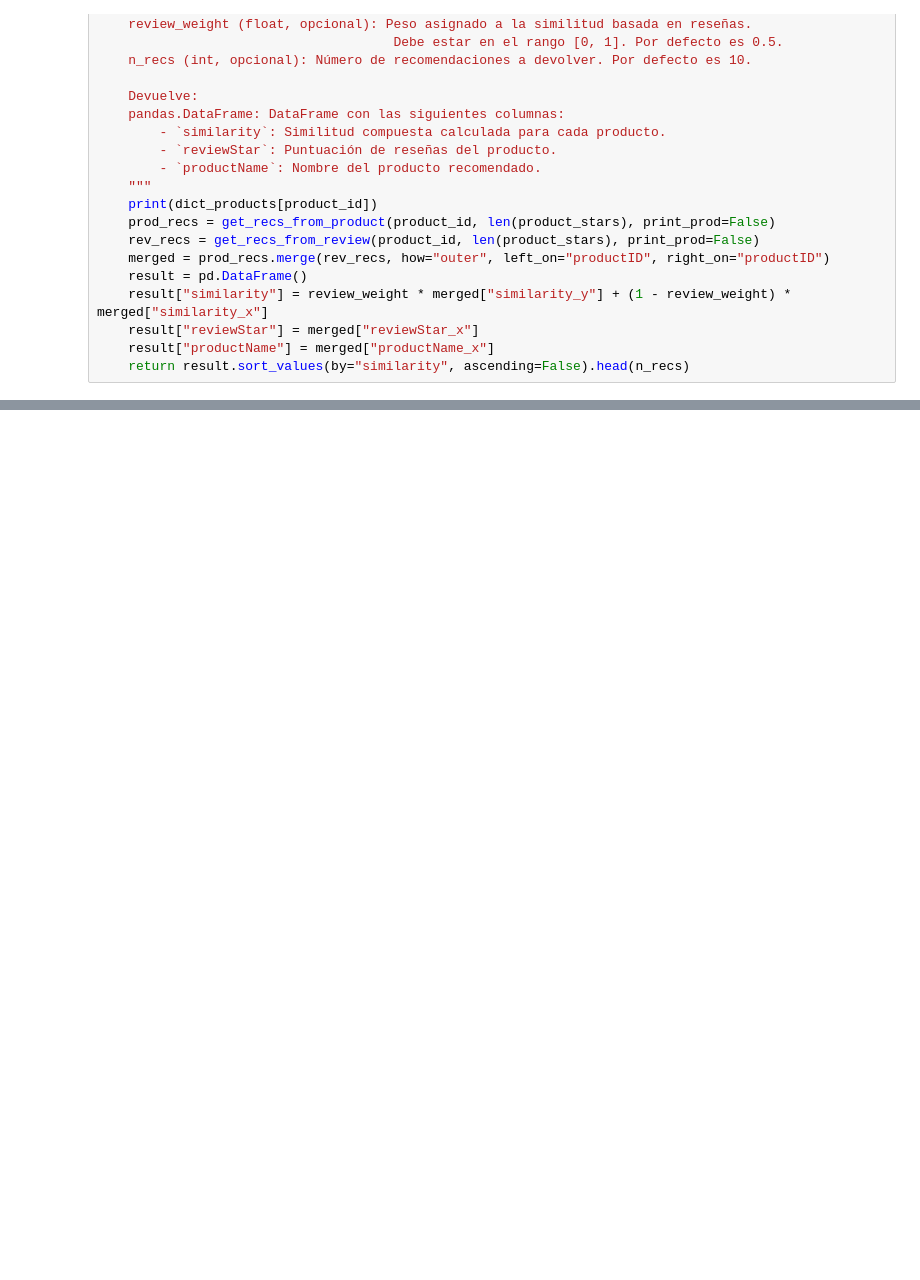
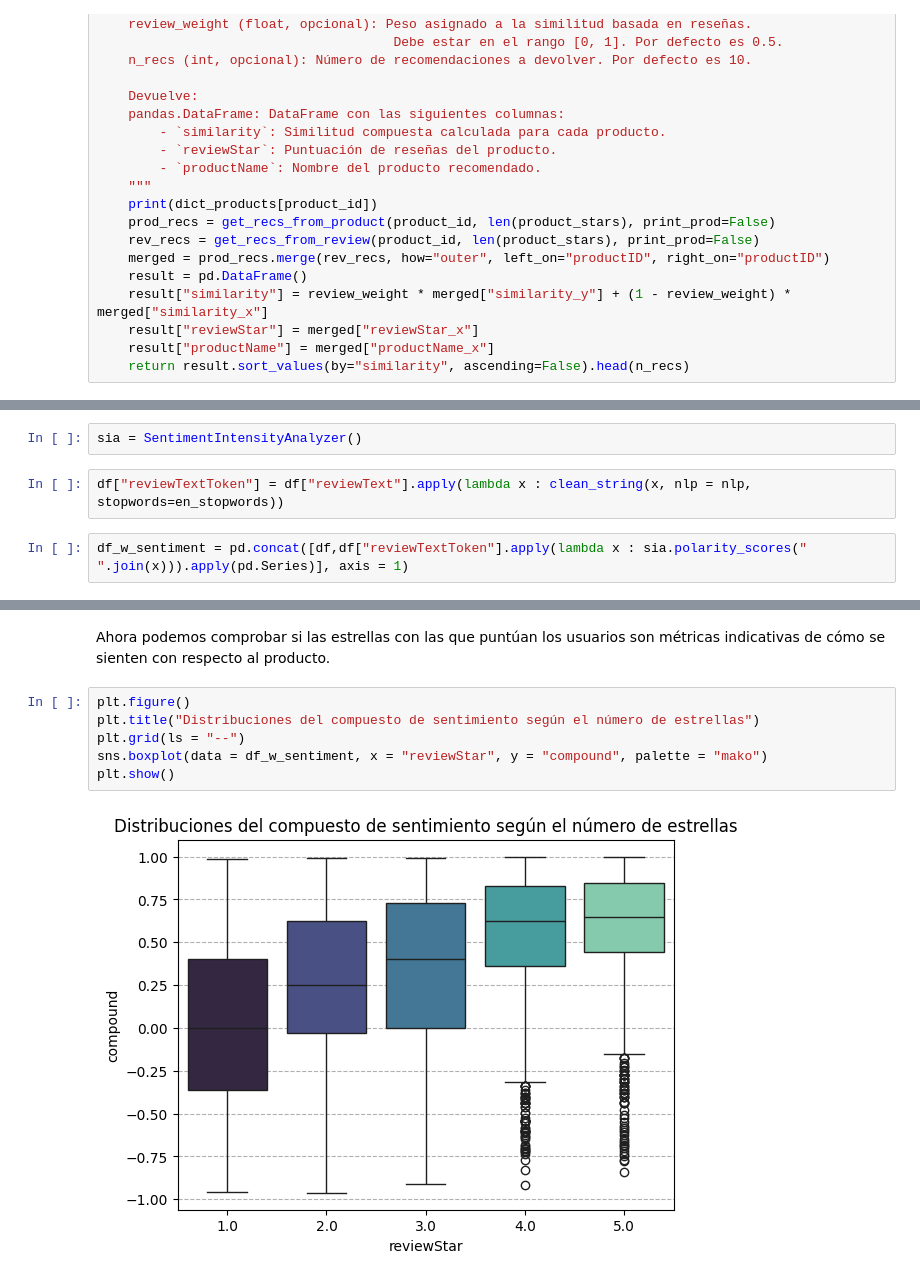
Before and after one commit to yanruwu/hackio-lab-nlp, a Jupyter notebook: modulo09-leccion06-nlp-LAB.ipynb, the cells around one changed output, grey strips where cells are left out. Drawn from its saved outputs; the diff is of its cells as text; blank space fills up the shorter version.

```diff
--- a/modulo09-leccion06-nlp-LAB.ipynb
+++ b/modulo09-leccion06-nlp-LAB.ipynb
@@ -359,0 +368,6 @@ AIMEILI Gel Nail Polish No Wipe Top and Base Coat Set, Shine Finish and Long Las
+# %%
+sia = SentimentIntensityAnalyzer()
+# %%
+df["reviewTextToken"] = df["reviewText"].apply(lambda x : clean_string(x, nlp = nlp, stopwords=en_stopwords))
+# %%
+df_w_sentiment = pd.concat([df,df["reviewTextToken"].apply(lambda x : sia.polarity_scores(" ".join(x))).apply(pd.Series)], axis = 1)
@@ -359,0 +383,10 @@ AIMEILI Gel Nail Polish No Wipe Top and Base Coat Set, Shine Finish and Long Las
+# %% [markdown]
+Ahora podemos comprobar si las estrellas con las que puntúan los usuarios son métricas indicativas de cómo se sienten con respecto al producto.
+# %%
+plt.figure()
+plt.title("Distribuciones del compuesto de sentimiento según el número de estrellas")
+plt.grid(ls = "--")
+sns.boxplot(data = df_w_sentiment, x = "reviewStar", y = "compound", palette = "mako")
+plt.show()
+# %% [output]
+[figure, added]
```
Also changed, not shown: parts of 16 cells of this notebook.
